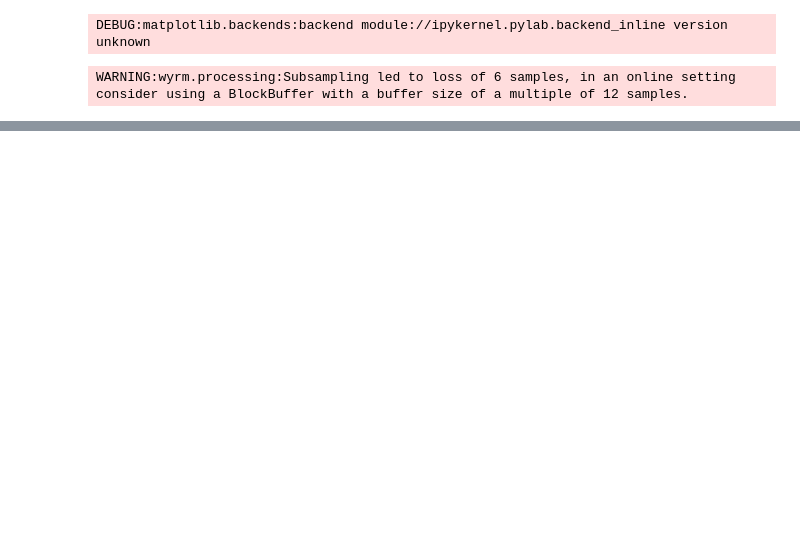
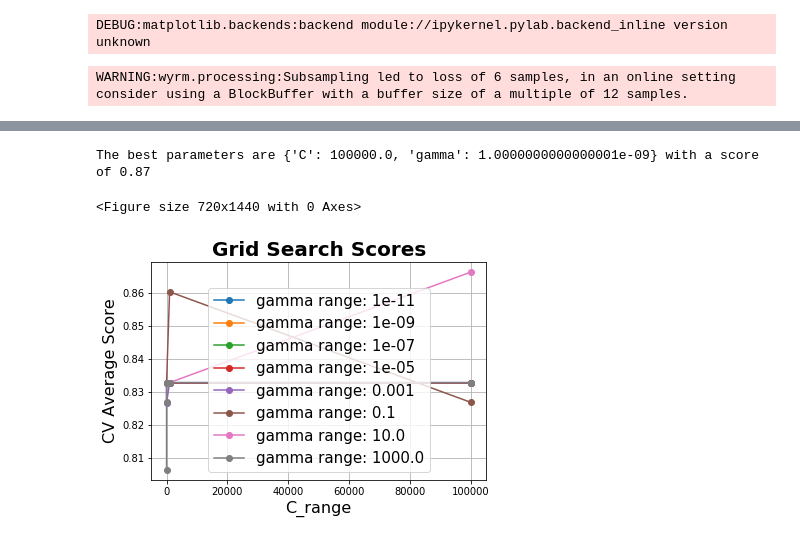
Before and after one commit to sofisappia/Machine-Learning-Algorithms, a Jupyter notebook: SVM.ipynb, the cells around one changed output, grey strips where cells are left out. Saved outputs shown, nothing was run; the diff lists cells and outputs as text; code cells hidden in the pictures; blank space fills up the shorter version.

```diff
--- a/SVM.ipynb
+++ b/SVM.ipynb
@@ -220,6 +222,8 @@ WARNING:wyrm.processing:Subsampling led to loss of 6 samples, in an online setti
 # %%
 x = fv_train.data #traininig samples
 y = fv_train.axes[0] #class labels
+# %%
+X_train, X_valid, y_train, y_valid = train_test_split(x, y, test_size = 0.3, train_size = 0.7)
 # %%
 x_test = fv_test.data #traininig samples
 y_test = fv_test.axes[0] #class labels
@@ -262,0 +284,12 @@ Accuracy: 99.0%
+# %%
+from sklearn.model_selection import GridSearchCV
+
+C_range = np.logspace(-5, 5, 6, endpoint = True, base = 10)
+gamma_range = np.logspace(-11, 3, 8, endpoint = True, base = 10)
+param_grid = dict(gamma=gamma_range, C=C_range)
+#TODO: poner class-weight = 'balanced'
+grid2 = GridSearchCV(SVC(), param_grid=param_grid, cv=3, verbose = 3)
+grid2.fit(X_train, y_train)
+
+print("The best parameters are %s with a score of %0.2f"
+      % (grid2.best_params_, grid2.best_score_))
@@ -262,0 +324,32 @@ Accuracy: 99.0%
+# %%
+print("The best parameters are %s with a score of %0.2f"
+      % (grid2.best_params_, grid2.best_score_))
+# %% [output]
+The best parameters are {'C': 100000.0, 'gamma': 1.0000000000000001e-09} with a score of 0.87
+# %%
+def plot_grid_search(cv_results, grid_param_1, grid_param_2, name_param_1, name_param_2):
+    # Get Test Scores Mean and std for each grid search
+    scores_mean = cv_results['mean_test_score']
+    scores_mean = np.array(scores_mean).reshape(len(grid_param_2),len(grid_param_1))
+
+    scores_sd = cv_results['std_test_score']
+    scores_sd = np.array(scores_sd).reshape(len(grid_param_2),len(grid_param_1))
+
+    # Plot Grid search scores
+    _, ax = plt.subplots(1,1)
+
+    # Param1 is the X-axis, Param 2 is represented as a different curve (color line)
+    for idx, val in enumerate(grid_param_2):
+        ax.plot(grid_param_1, scores_mean[idx,:], '-o', label= name_param_2 + ': ' + str(val))
+
+    ax.set_title("Grid Search Scores", fontsize=20, fontweight='bold')
+    ax.set_xlabel(name_param_1, fontsize=16)
+    ax.set_ylabel('CV Average Score', fontsize=16)
+    ax.legend(loc="best", fontsize=15)
+    ax.grid('on')
+
+# Calling Method
+plot_grid_search(grid2.cv_results_, C_range, gamma_range, 'C_range', 'gamma range')
+# %% [output]
+<Figure size 720x1440 with 0 Axes>
+[figure, added]
```
Also changed, not shown: parts of 37 cells of this notebook.
